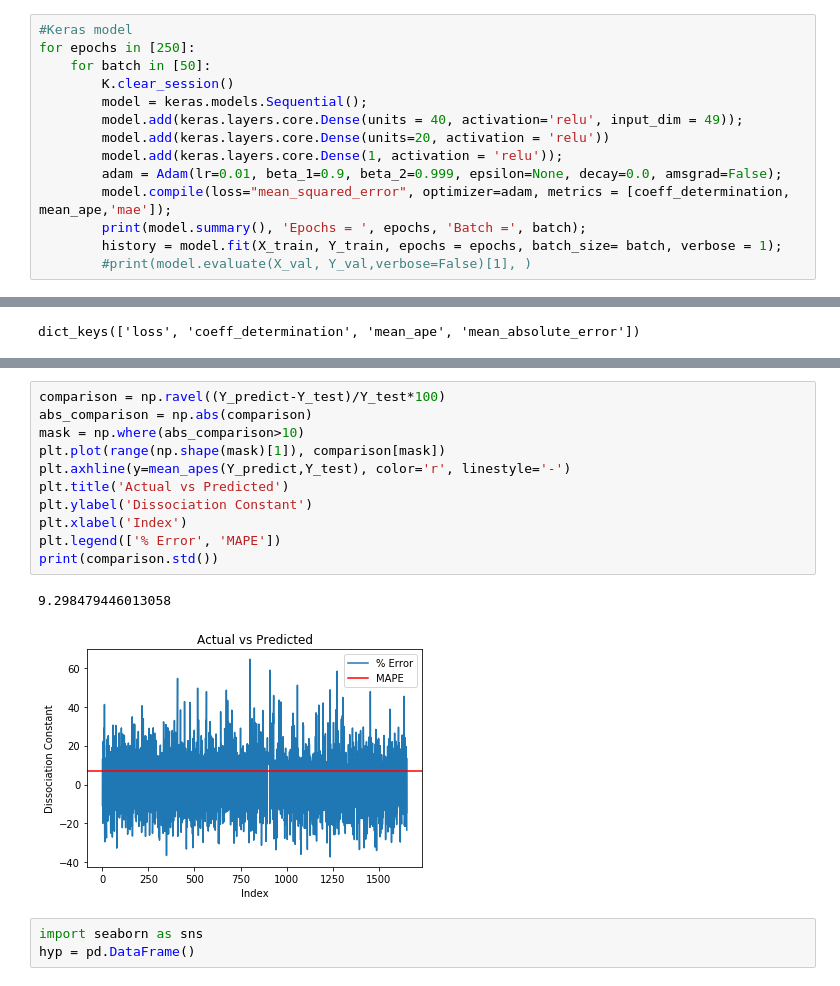
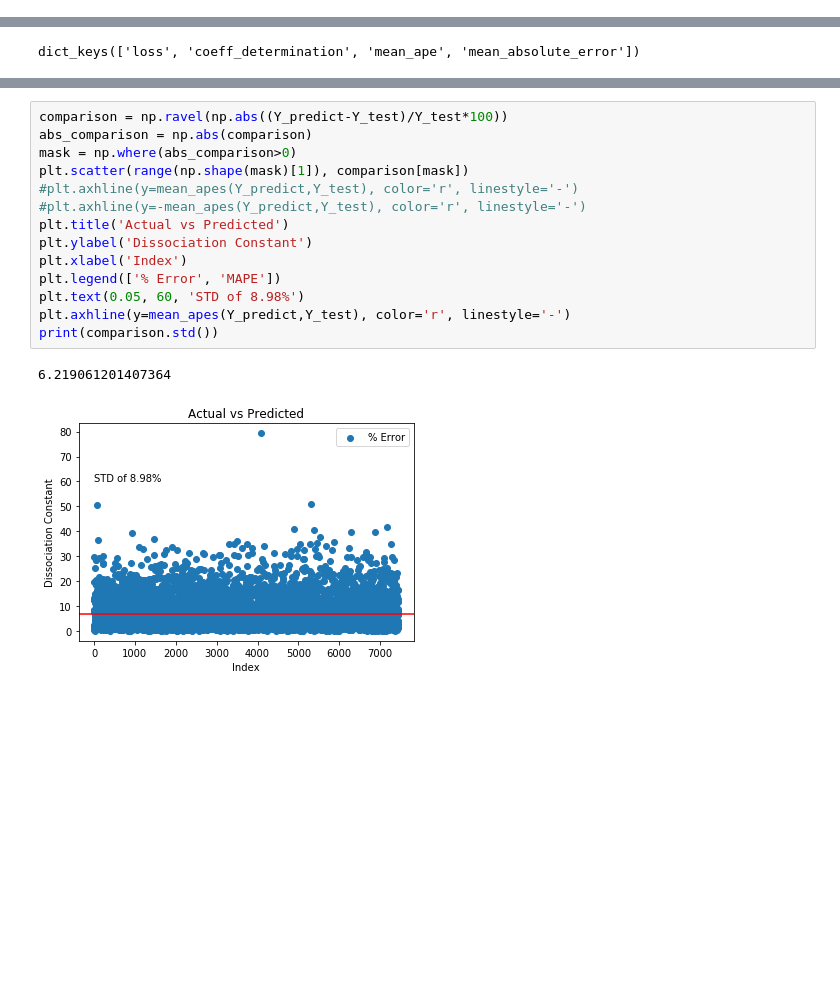
Before and after one commit to xinxinmo/DataXMerckChallenge, a Jupyter notebook: scripts/DATA_X_Baseline_ANN_50_features.ipynb, the cells around one changed output, grey strips where cells are left out. Saved outputs shown, nothing was run; the diff lists cells and outputs as text; blank space fills up the shorter version.

Commit message:
Add files via upload
Removed gridsearch, added more visualizations and data export.

```diff
--- a/scripts/DATA_X_Baseline_ANN_50_features.ipynb
+++ b/scripts/DATA_X_Baseline_ANN_50_features.ipynb
@@ -130,14 +100,0 @@ results
-# %%
-#Keras model
-for epochs in [250]:
-    for batch in [50]:
-        K.clear_session()
-        model = keras.models.Sequential();
-        model.add(keras.layers.core.Dense(units = 40, activation='relu', input_dim = 49));
-        model.add(keras.layers.core.Dense(units=20, activation = 'relu'))
-        model.add(keras.layers.core.Dense(1, activation = 'relu'));
-        adam = Adam(lr=0.01, beta_1=0.9, beta_2=0.999, epsilon=None, decay=0.0, amsgrad=False);
-        model.compile(loss="mean_squared_error", optimizer=adam, metrics = [coeff_determination, mean_ape,'mae']);
-        print(model.summary(), 'Epochs = ', epochs, 'Batch =', batch);
-        history = model.fit(X_train, Y_train, epochs = epochs, batch_size= batch, verbose = 1);
-        #print(model.evaluate(X_val, Y_val,verbose=False)[1], )
@@ -205,17 +134,17 @@ plt.legend(['MAPE'])
 # %%
-comparison = np.ravel((Y_predict-Y_test)/Y_test*100)
+comparison = np.ravel(np.abs((Y_predict-Y_test)/Y_test*100))
 abs_comparison = np.abs(comparison)
-mask = np.where(abs_comparison>10)
-plt.plot(range(np.shape(mask)[1]), comparison[mask])
-plt.axhline(y=mean_apes(Y_predict,Y_test), color='r', linestyle='-')
+mask = np.where(abs_comparison>0)
+plt.scatter(range(np.shape(mask)[1]), comparison[mask])
+#plt.axhline(y=mean_apes(Y_predict,Y_test), color='r', linestyle='-')
+#plt.axhline(y=-mean_apes(Y_predict,Y_test), color='r', linestyle='-')
 plt.title('Actual vs Predicted')
 plt.ylabel('Dissociation Constant')
 plt.xlabel('Index')
 plt.legend(['% Error', 'MAPE'])
+plt.text(0.05, 60, 'STD of 8.98%')
+plt.axhline(y=mean_apes(Y_predict,Y_test), color='r', linestyle='-')
 print(comparison.std())
 # %% [output]
-9.298479446013058
+6.219061201407364
-[figure, old version]
+[figure, new version]
-# %%
-import seaborn as sns
-hyp = pd.DataFrame()
```
Also changed, not shown: parts of 20 cells of this notebook.
